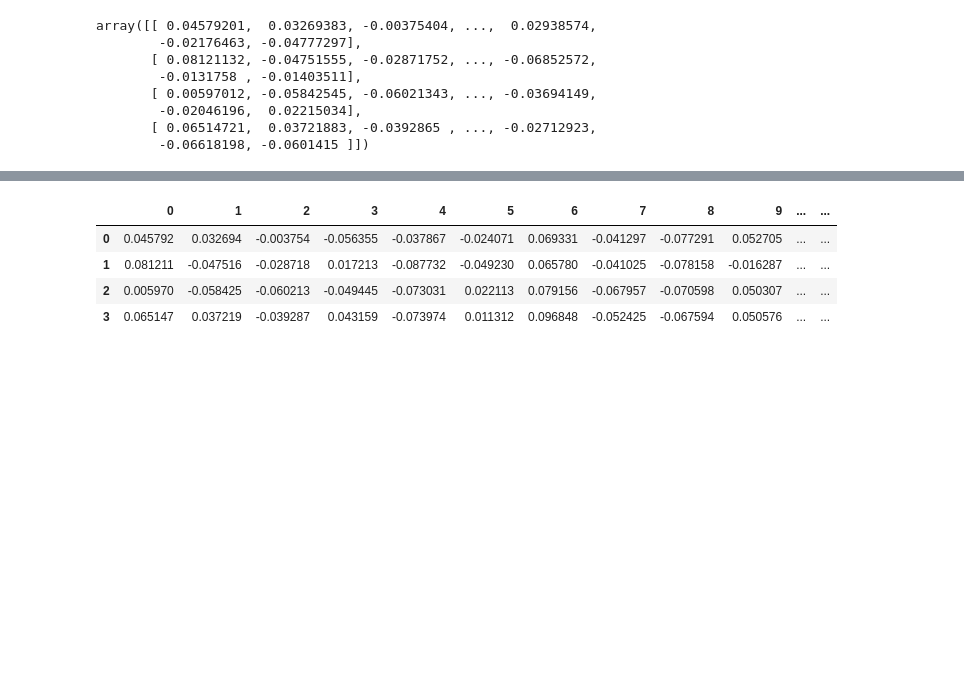
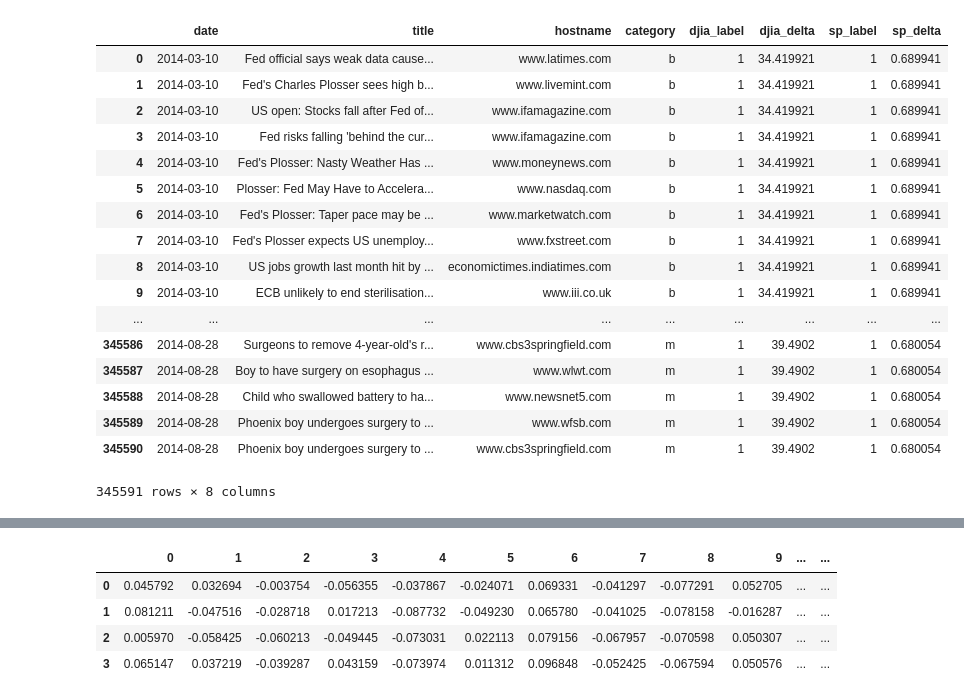
Before and after one commit to jamesliao2016/cs230, a Jupyter notebook: project_data.ipynb, the cells around one changed output, grey strips where cells are left out. Saved outputs shown, nothing was run; the diff lists cells and outputs as text; code cells hidden in the pictures; blank space fills up the shorter version.

Commit message:
WIP found unclean data
Former-commit-id: bccd1e56315c475de5fc68e94940a8e9f5a3f8fc

```diff
--- a/project_data.ipynb
+++ b/project_data.ipynb
@@ -9,9 +9,8 @@ embeddings_file = '{}/embedding_results_small.csv'.format(data_dir)
 # load csv with combined news headlines, deltas as labels
 # label, delta, embedding(512)
 
-dataset = pd.read_table(dataset_file)
+df = pd.read_table(dataset_file)
 embeddings = np.loadtxt(embeddings_file, delimiter=', ')
 df_emb = pd.DataFrame(embeddings, dtype=np.float32)
-dataset = dataset.join(df_emb)
 
-labels = dataset['sp_label']
+labels = df['sp_label']
@@ -39,11 +17,21 @@ dataset
-# %%
-embeddings
-# %% [output]
-array([[ 0.04579201,  0.03269383, -0.00375404, ...,  0.02938574,
-        -0.02176463, -0.04777297],
-       [ 0.08121132, -0.04751555, -0.02871752, ..., -0.06852572,
-        -0.0131758 , -0.01403511],
-       [ 0.00597012, -0.05842545, -0.06021343, ..., -0.03694149,
-        -0.02046196,  0.02215034],
-       [ 0.06514721,  0.03721883, -0.0392865 , ..., -0.02712923,
-        -0.06618198, -0.0601415 ]])
+# %%
+df
+# %% [output]
+|  | date | title | hostname | category | djia_label | djia_delta | sp_label | sp_delta |
+| 0 | 2014-03-10 | Fed official says weak data cause... | www.latimes.com | b | 1 | 34.419921 | 1 | 0.689941 |
+| 1 | 2014-03-10 | Fed's Charles Plosser sees high b... | www.livemint.com | b | 1 | 34.419921 | 1 | 0.689941 |
+| 2 | 2014-03-10 | US open: Stocks fall after Fed of... | www.ifamagazine.com | b | 1 | 34.419921 | 1 | 0.689941 |
+| 3 | 2014-03-10 | Fed risks falling 'behind the cur... | www.ifamagazine.com | b | 1 | 34.419921 | 1 | 0.689941 |
+| 4 | 2014-03-10 | Fed's Plosser: Nasty Weather Has ... | www.moneynews.com | b | 1 | 34.419921 | 1 | 0.689941 |
+| 5 | 2014-03-10 | Plosser: Fed May Have to Accelera... | www.nasdaq.com | b | 1 | 34.419921 | 1 | 0.689941 |
+| 6 | 2014-03-10 | Fed's Plosser: Taper pace may be ... | www.marketwatch.com | b | 1 | 34.419921 | 1 | 0.689941 |
+| 7 | 2014-03-10 | Fed's Plosser expects US unemploy... | www.fxstreet.com | b | 1 | 34.419921 | 1 | 0.689941 |
+| 8 | 2014-03-10 | US jobs growth last month hit by ... | economictimes.indiatimes.com | b | 1 | 34.419921 | 1 | 0.689941 |
+| 9 | 2014-03-10 | ECB unlikely to end sterilisation... | www.iii.co.uk | b | 1 | 34.419921 | 1 | 0.689941 |
+| ... | ... | ... | ... | ... | ... | ... | ... | ... |
+| 345586 | 2014-08-28 | Surgeons to remove 4-year-old's r... | www.cbs3springfield.com | m | 1 | 39.4902 | 1 | 0.680054 |
+| 345587 | 2014-08-28 | Boy to have surgery on esophagus ... | www.wlwt.com | m | 1 | 39.4902 | 1 | 0.680054 |
+| 345588 | 2014-08-28 | Child who swallowed battery to ha... | www.newsnet5.com | m | 1 | 39.4902 | 1 | 0.680054 |
+| 345589 | 2014-08-28 | Phoenix boy undergoes surgery to ... | www.wfsb.com | m | 1 | 39.4902 | 1 | 0.680054 |
+| 345590 | 2014-08-28 | Phoenix boy undergoes surgery to ... | www.cbs3springfield.com | m | 1 | 39.4902 | 1 | 0.680054 |
+345591 rows × 8 columns
```
Also changed, not shown: parts of 3 cells of this notebook, 1 other file.
